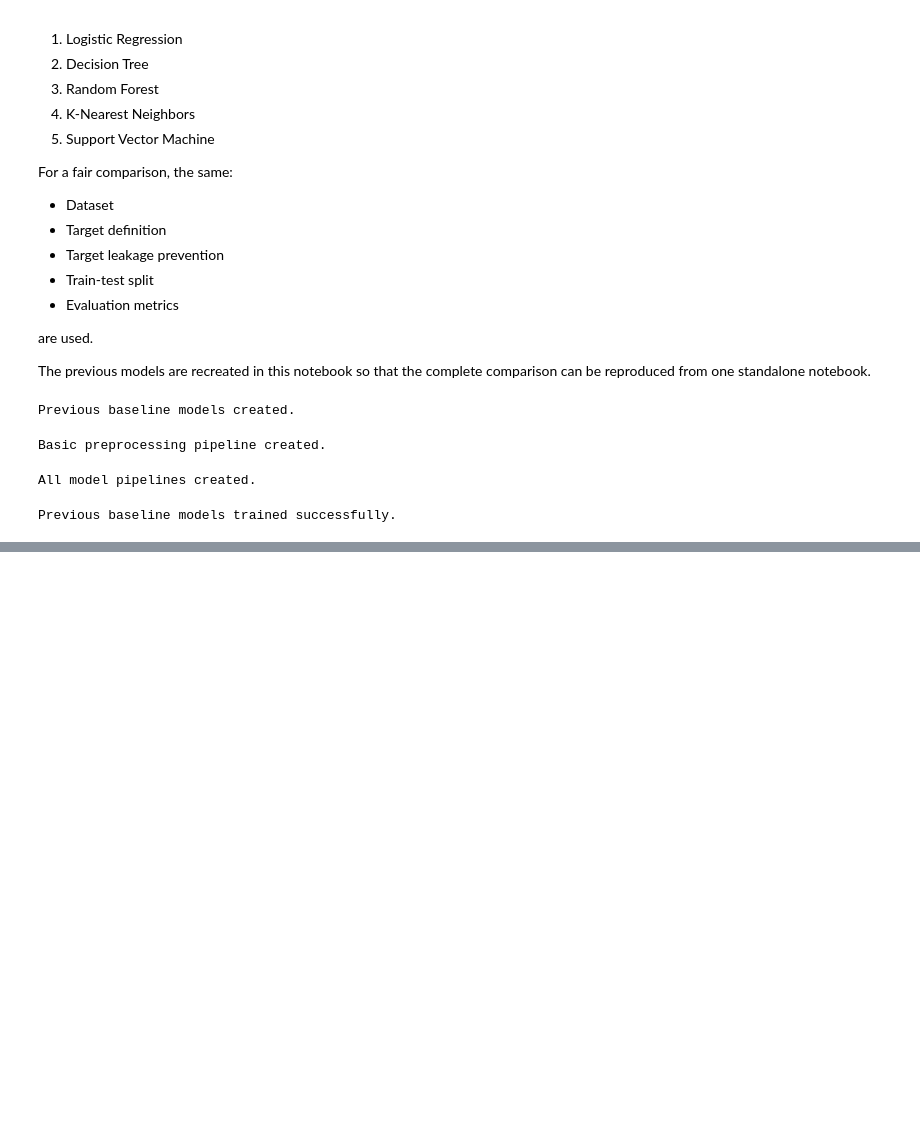
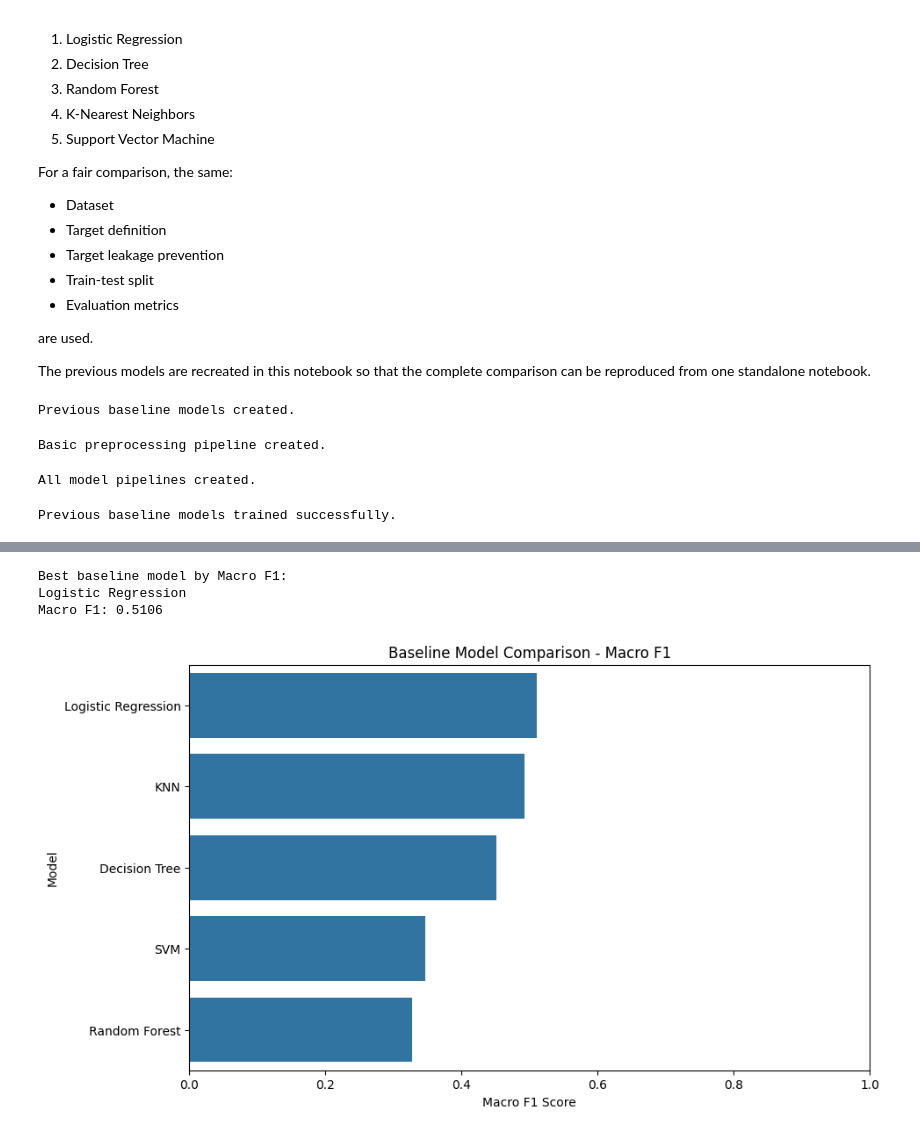
Before and after one commit to lightcode01-oss/IYB_INTERNSHIP, a Jupyter notebook: Day_12_SVM_Classification_Model.ipynb, the cells around one changed output, grey strips where cells are left out. Cells and saved outputs as stored; diff of their text form; code cells hidden in the pictures; blank space fills up the shorter version.

```diff
--- a/Day_12_SVM_Classification_Model.ipynb
+++ b/Day_12_SVM_Classification_Model.ipynb
@@ -1053,3 +1053,12 @@ knn_pipeline.fit(X_train, y_train)
 print("Previous baseline models trained successfully.")
 # %% [output]
 Previous baseline models trained successfully.
+# %%
+# Generate predictions from previous models
+
+logistic_pred = logistic_pipeline.predict(X_test)
+decision_tree_pred = decision_tree_pipeline.predict(X_test)
+random_forest_pred = random_forest_pipeline.predict(X_test)
+knn_pred = knn_pipeline.predict(X_test)
+
+print("Predictions generated for all previous models.")
@@ -1055,0 +1149,11 @@ Previous baseline models trained successfully.
+# %%
+# Rank models by Macro F1
+
+model_ranking = model_comparison.sort_values(
+    by="Macro F1",
+    ascending=False
+).reset_index(drop=True)
+
+model_ranking.index = model_ranking.index + 1
+
+display(model_ranking)
@@ -1055,0 +1167,32 @@ Previous baseline models trained successfully.
+# %%
+# Identify the best baseline model by Macro F1
+
+best_model = model_ranking.iloc[0]["Model"]
+best_macro_f1 = model_ranking.iloc[0]["Macro F1"]
+
+print("Best baseline model by Macro F1:")
+print(best_model)
+print(f"Macro F1: {best_macro_f1:.4f}")
+# %% [output]
+Best baseline model by Macro F1:
+Logistic Regression
+Macro F1: 0.5106
+# %%
+# Plot Macro F1 comparison
+
+plt.figure(figsize=(10, 6))
+
+sns.barplot(
+    data=model_ranking,
+    x="Macro F1",
+    y="Model"
+)
+
+plt.xlim(0, 1)
+plt.title("Baseline Model Comparison - Macro F1")
+plt.xlabel("Macro F1 Score")
+plt.ylabel("Model")
+
+plt.show()
+# %% [output]
+[figure, added]
```
Also changed, not shown: parts of 12 cells of this notebook.
